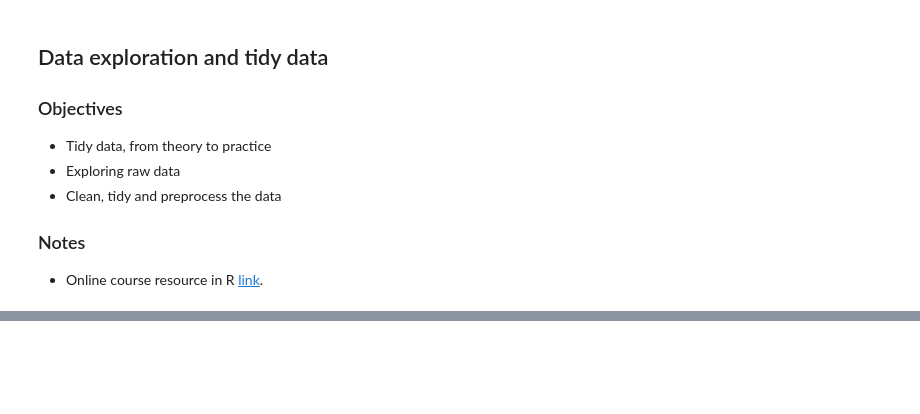
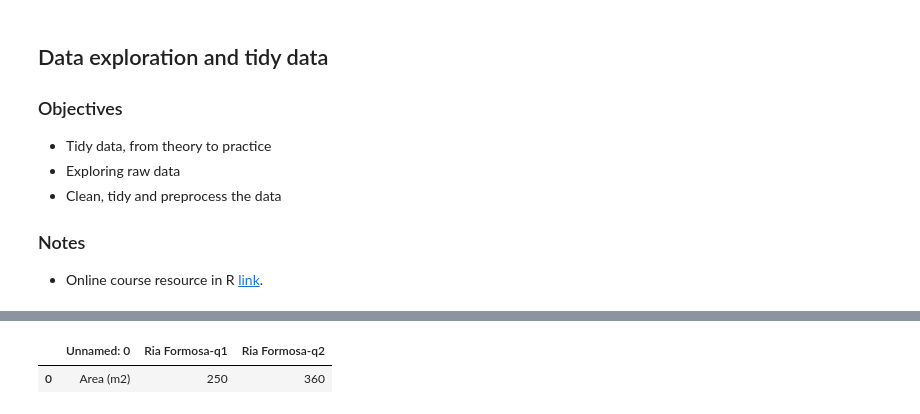
Before and after one commit to Py-ualg/2025-tidy-python, a Jupyter notebook: D1S1/nb1_tidy_data.ipynb, the cells around one changed output, grey strips where cells are left out. Drawn from its saved outputs; the diff is of its cells as text; code cells hidden in the pictures; blank space fills up the shorter version.

```diff
--- a/D1S1/nb1_tidy_data.ipynb
+++ b/D1S1/nb1_tidy_data.ipynb
@@ -20,8 +42,5 @@ VBox(children=(HTML(value='<center> <img\nsrc=https://www.kaggle.com/static/imag
 # %%
-# Load a DataFrame with a specific version of a CSV
-df = kagglehub.dataset_load(
-    KaggleDatasetAdapter.PANDAS,
-    "unsdsn/world-happiness/versions/1",
-    "2016.csv",
-)
+# quadrats01 <- readxl::read_excel(file.path(data_raw_path, "quadrats.xlsx"))
+quadrats01  = pd.read_excel(os.path.join(data_raw_path, 'quadrats.xlsx'))
+quadrats01.head()
 # %% [output]
@@ -29 +47,3 @@ Downloading from https://www.kaggle.com/api/v1/datasets/download/unsdsn/world-ha
+|  | Unnamed: 0 | Ria Formosa-q1 | Ria Formosa-q2 |
+| 0 | Area (m2) | 250 | 360 |
 # %%
```
Also changed, not shown: parts of 17 cells of this notebook.
